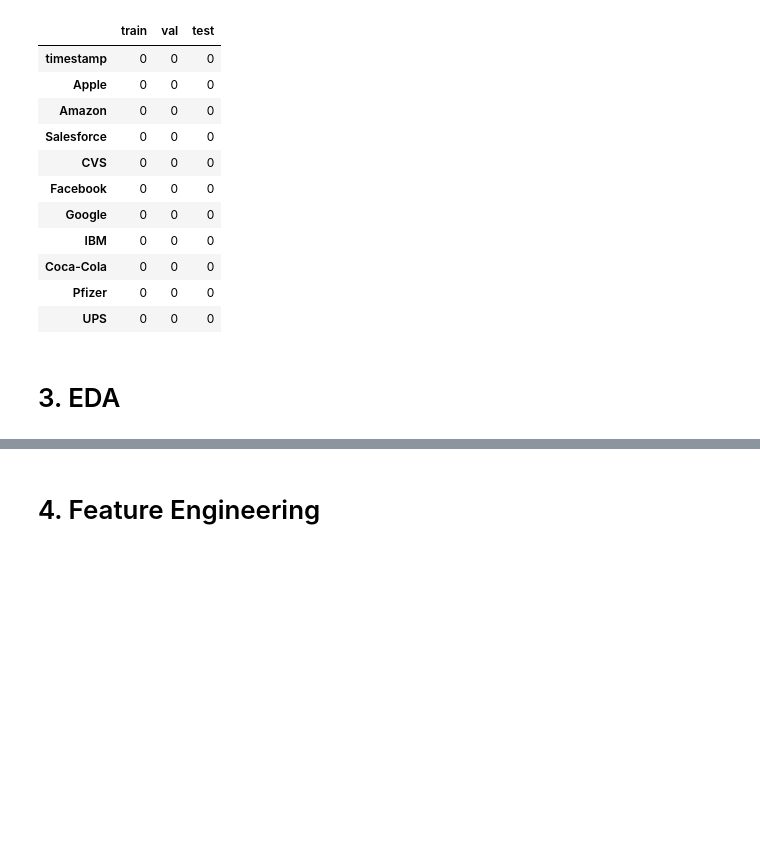
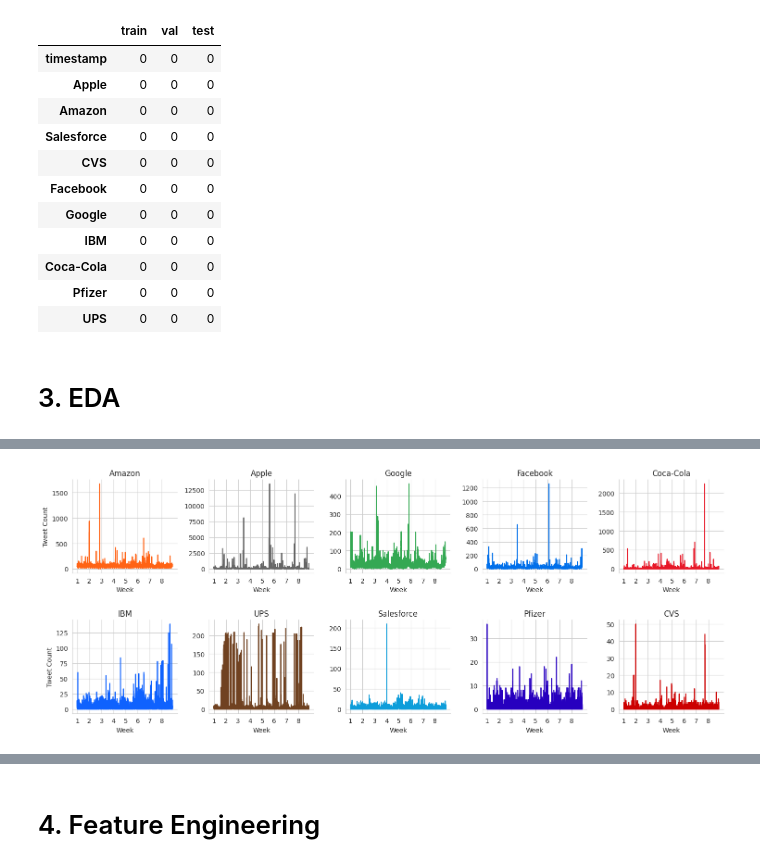
Before and after one commit to CMPE-255-G5/times-series-anomaly-detection-on-twitter-data, a Jupyter notebook: notebooks/Twitter_data.ipynb, the cells around one changed output, grey strips where cells are left out. Cells and saved outputs as stored; diff of their text form; code cells hidden in the pictures; blank space fills up the shorter version.

```diff
--- a/notebooks/Twitter_data.ipynb
+++ b/notebooks/Twitter_data.ipynb
@@ -221,0 +269,25 @@ summarize_missing(train_imp, val_imp, test_imp)
+# %%
+# Create a long format version of the original df
+df_long_format = df.melt(id_vars='timestamp', var_name='company', value_name='tweet_count')
+df_long_format['week'] = (df_long_format['timestamp'] - df_long_format['timestamp'].min()).dt.days // 7 + 1
+
+# Create line graphs for each company, that show tweet number of time
+week_ticks = df_long_format.groupby('week')['timestamp'].min()
+grid = sns.FacetGrid(df_long_format, col='company', col_wrap=5, sharey=False, col_order=company_medians.index)
+grid.map(sns.lineplot, 'timestamp', 'tweet_count')
+grid.set_axis_labels('Week', 'Tweet Count')
+for axes in grid.axes.flatten():
+    axes.set_xticks(week_ticks.values)
+    axes.set_xticklabels(week_ticks.index)
+    axes.tick_params(axis='x', labelbottom=True)
+    axes.set_xlabel('Week')
+    axes.xaxis.label.set_visible(True)
+    company = axes.get_title().replace('company = ', '')
+    axes.set_title(company)
+    for line in axes.get_lines():
+        line.set_color(company_colors[company])
+plt.tight_layout()
+grid.figure.subplots_adjust(hspace=0.5)
+plt.show()
+# %% [output]
+[figure, added]
```
Also changed, not shown: parts of 6 cells of this notebook.
